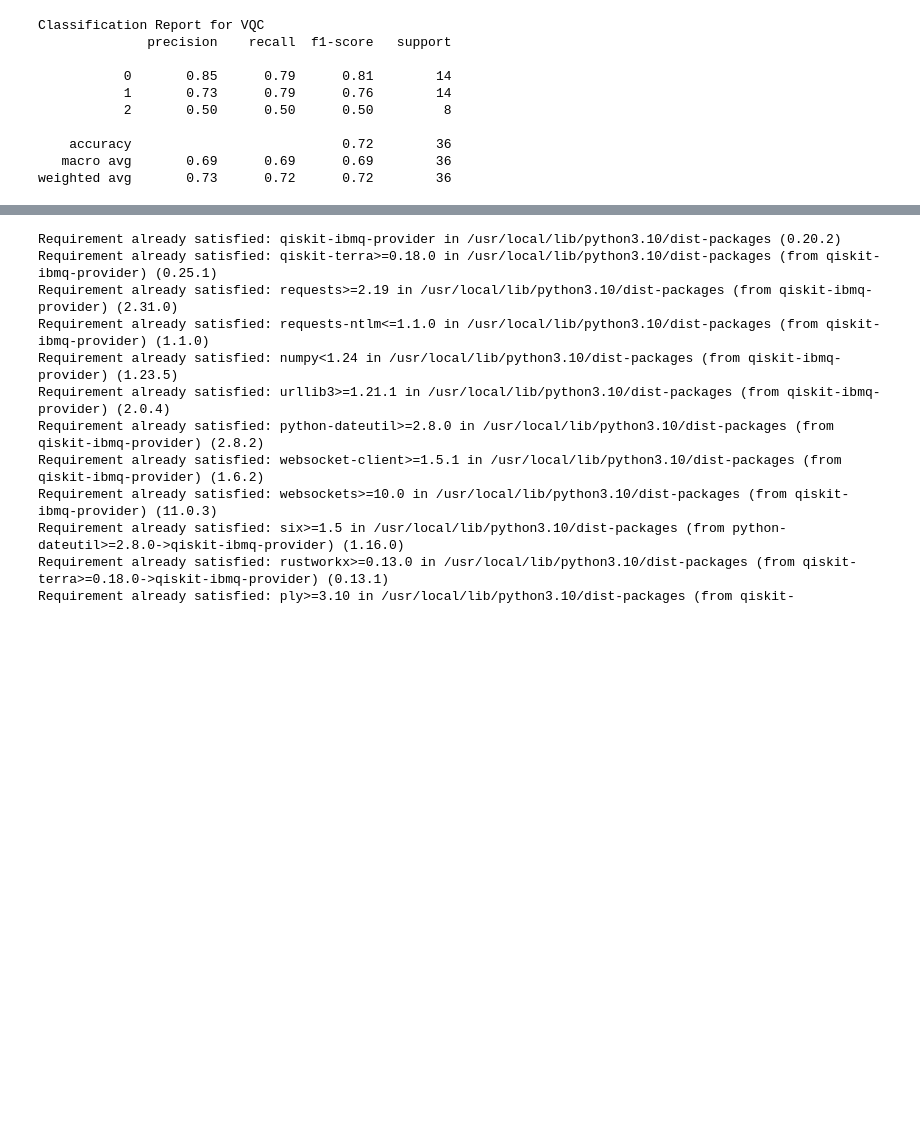
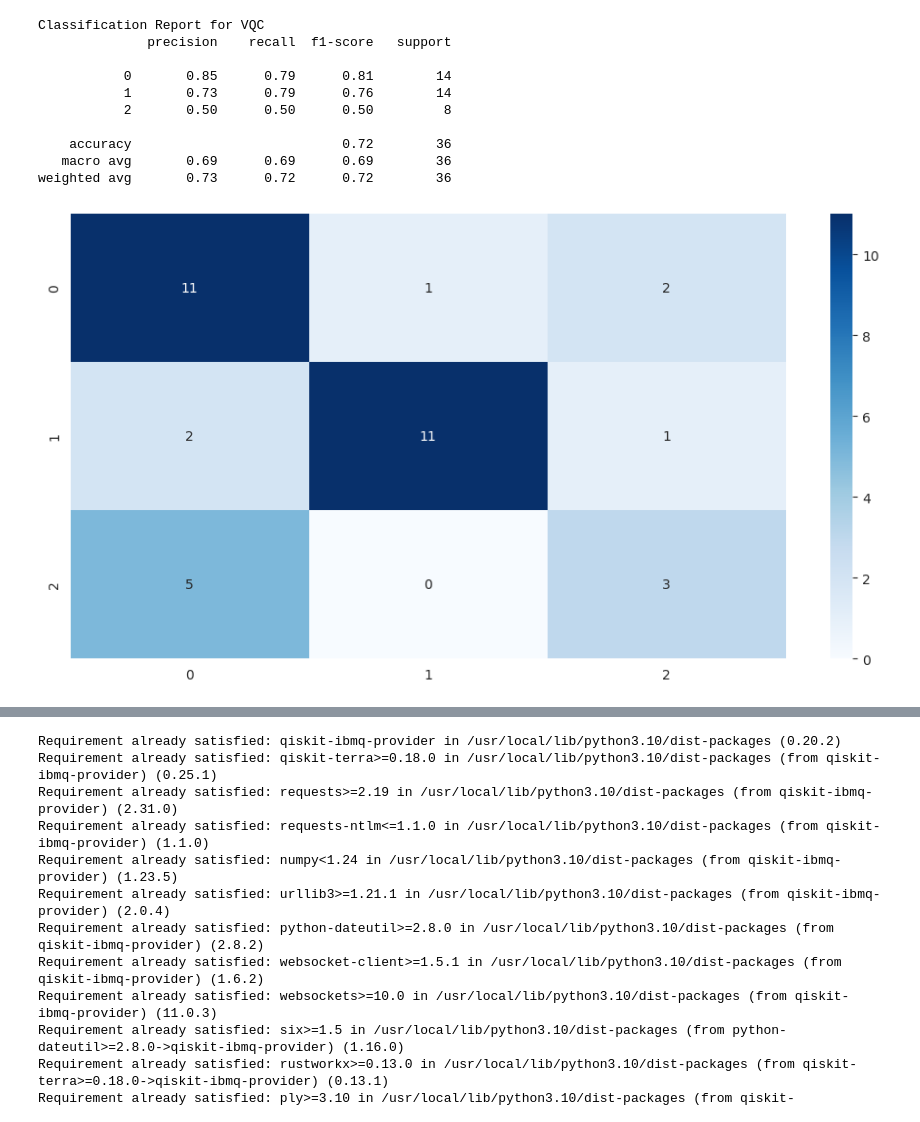
Before and after one commit to MUbarak123-56/qiskit-work, a Jupyter notebook: qml/qml_wine.ipynb, the cells around one changed output, grey strips where cells are left out. Saved outputs shown, nothing was run; the diff lists cells and outputs as text; code cells hidden in the pictures; blank space fills up the shorter version.

```diff
--- a/qml/qml_wine.ipynb
+++ b/qml/qml_wine.ipynb
@@ -289,6 +304,12 @@ Classification Report for VQC
     accuracy                           0.72        36
    macro avg       0.69      0.69      0.69        36
 weighted avg       0.73      0.72      0.72        36
+# %%
+qsvc_conf = confusion_matrix(y_test, pred_qsvc)
+sns.heatmap(qsvc_conf, annot=True, fmt="d", cmap = "Blues")
+plt.show();
+# %% [output]
+[figure, added]
 # %%
 print("Classification Report for QSVC")
 print(classification_report(y_test, pred_qsvc))
```
Also changed, not shown: parts of 7 cells of this notebook.
